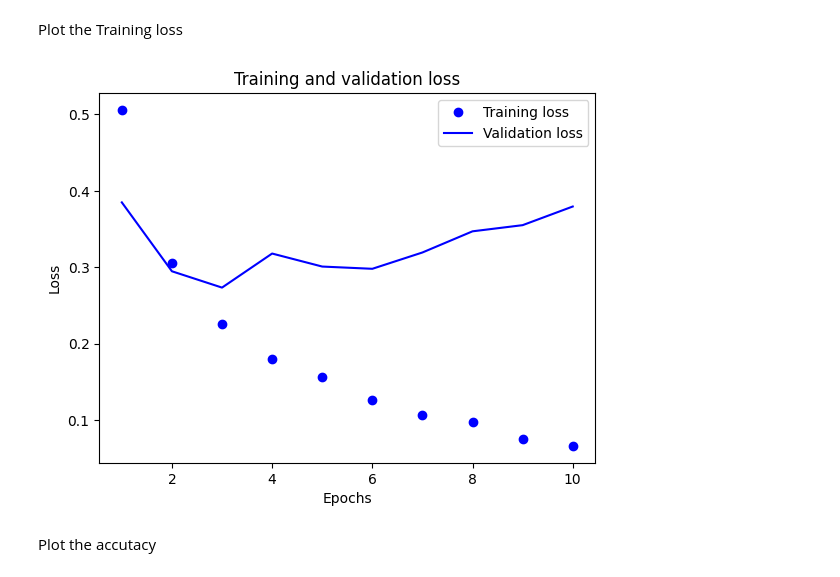
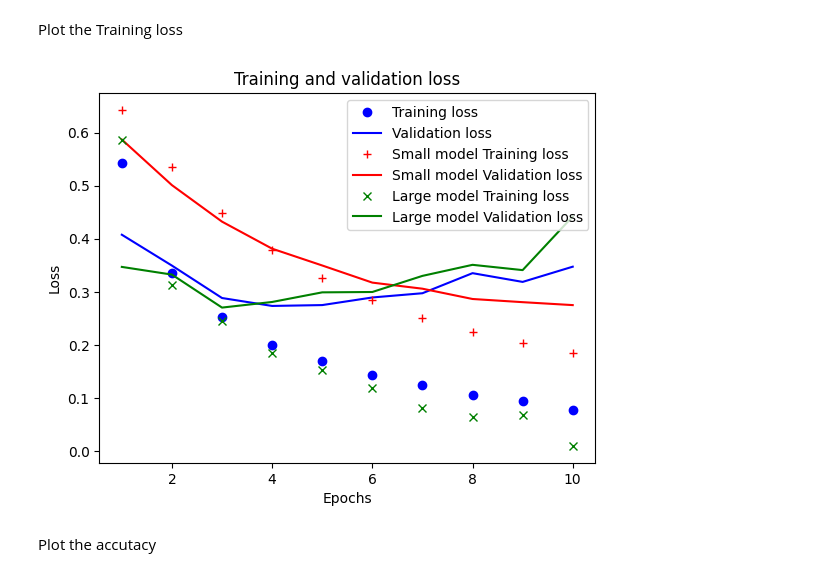
Before and after one commit to erf-non/Keras-practice, a Jupyter notebook: Binary_Classification.ipynb, the cells around one changed output. Cells and saved outputs as stored; diff of their text form; code cells hidden in the pictures.

```diff
--- a/Binary_Classification.ipynb
+++ b/Binary_Classification.ipynb
@@ -51,3 +59,11 @@ y_val = y_train[:10000]
 partial_y_train = y_train[10000:]
 # %% [markdown]
 Trainnig the model
+# %%
+s_model.compile(optimizer = optimizers.RMSprop(learning_rate = 0.001),
+              loss=losses.binary_crossentropy, metrics=[metrics.binary_accuracy])
+s_history = s_model.fit(partial_x_train,
+                    partial_y_train,
+                    epochs=10,
+                    batch_size=512,
+                    validation_data=(x_val, y_val))
@@ -53,0 +91,8 @@ Trainnig the model
+# %%
+L_model.compile(optimizer = optimizers.RMSprop(learning_rate = 0.001),
+              loss=losses.binary_crossentropy, metrics=[metrics.binary_accuracy])
+L_history = L_model.fit(partial_x_train,
+                    partial_y_train,
+                    epochs=10,
+                    batch_size=512,
+                    validation_data=(x_val, y_val))
@@ -88,20 +160,31 @@ Plot the Training loss
+# %%
+s_history_dic = s_history.history
+s_loss_values = s_history_dic['loss']
+s_val_loss_values = s_history_dic['val_loss']
+# %%
+L_history_dic = L_history.history
+L_loss_values = L_history_dic['loss']
+L_val_loss_values = L_history_dic['val_loss']
 # %%
-import matplotlib.pyplot as plt
 
-history_dic = history.history
-loss_values = history_dic['loss']
-val_loss_values = history_dic['val_loss']
 
 epochs = range(1, len(loss_values) + 1)
 plt.plot(epochs, loss_values, 'bo', label = 'Training loss')
 plt.plot(epochs, val_loss_values, 'b', label = 'Validation loss')
+
+plt.plot(epochs, s_loss_values, 'r+', label = 'Small model Training loss')
+plt.plot(epochs, s_val_loss_values, 'r', label = 'Small model Validation loss')
+
+plt.plot(epochs, L_loss_values, 'gx', label = 'Large model Training loss')
+plt.plot(epochs, L_val_loss_values, 'g', label = 'Large model Validation loss')
+
 plt.title('Training and validation loss')
 plt.xlabel('Epochs')
 plt.ylabel('Loss')
 plt.legend()
 plt.show()
 # %% [output]
-[figure, old version]
+[figure, new version]
 # %% [markdown]
 Plot the accutacy
 # %%
```
Also changed, not shown: parts of 11 cells of this notebook.
